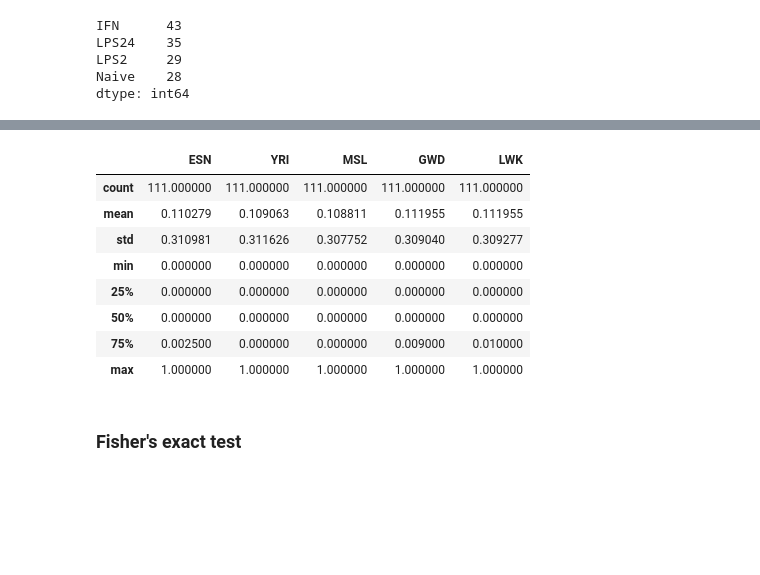
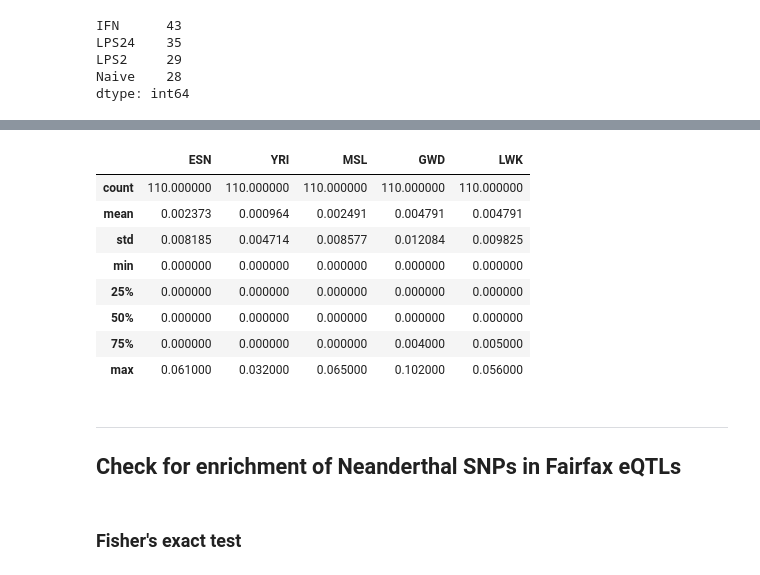
Before and after one commit to blz349/neanderthal_introgression, a Jupyter notebook: extreme_response/fairfax/neanderthal_fairfax_overlap.ipynb, the cells around one changed output, grey strips where cells are left out. Drawn from its saved outputs; the diff is of its cells as text; code cells hidden in the pictures; blank space fills up the shorter version.

```diff
--- a/extreme_response/fairfax/neanderthal_fairfax_overlap.ipynb
+++ b/extreme_response/fairfax/neanderthal_fairfax_overlap.ipynb
@@ -73,20 +73,23 @@ RHOG      1
 Length: 117, dtype: int64
 # %%
 # African population MAFs
-allpop_df = pd.read_csv("../neanderthal/allpop_df.csv")
-allpop_df = allpop_df.drop(columns=['Unnamed: 0', 'Source', 'EUR'])
-extr_resp_df = extr_resp_df.merge(allpop_df, how='left', on=['Chromosome', 'Position'])
+allpop_df = pd.read_csv("../neanderthal/allpop_fixed.csv")
+extr_resp_df = extr_resp_df.merge(allpop_df, how='left', on=['Chromosome', 'Position', 'ID', 'Source'])
 extr_resp_df[['ESN', 'YRI', 'MSL', 'GWD', 'LWK']].describe()
 # %% [output]
 |  | ESN | YRI | MSL | GWD | LWK |
-| count | 111.000000 | 111.000000 | 111.000000 | 111.000000 | 111.000000 |
-| mean | 0.110279 | 0.109063 | 0.108811 | 0.111955 | 0.111955 |
-| std | 0.310981 | 0.311626 | 0.307752 | 0.309040 | 0.309277 |
+| count | 110.000000 | 110.000000 | 110.000000 | 110.000000 | 110.000000 |
+| mean | 0.002373 | 0.000964 | 0.002491 | 0.004791 | 0.004791 |
+| std | 0.008185 | 0.004714 | 0.008577 | 0.012084 | 0.009825 |
 | min | 0.000000 | 0.000000 | 0.000000 | 0.000000 | 0.000000 |
 | 25% | 0.000000 | 0.000000 | 0.000000 | 0.000000 | 0.000000 |
 | 50% | 0.000000 | 0.000000 | 0.000000 | 0.000000 | 0.000000 |
-| 75% | 0.002500 | 0.000000 | 0.000000 | 0.009000 | 0.010000 |
-| max | 1.000000 | 1.000000 | 1.000000 | 1.000000 | 1.000000 |
+| 75% | 0.000000 | 0.000000 | 0.000000 | 0.004000 | 0.005000 |
+| max | 0.061000 | 0.032000 | 0.065000 | 0.102000 | 0.056000 |
+# %% [markdown]
+---
+
+## Check for enrichment of Neanderthal SNPs in Fairfax eQTLs
 # %% [markdown]
 ### Fisher's exact test
 # %%
```
Also changed, not shown: parts of 11 cells of this notebook.
